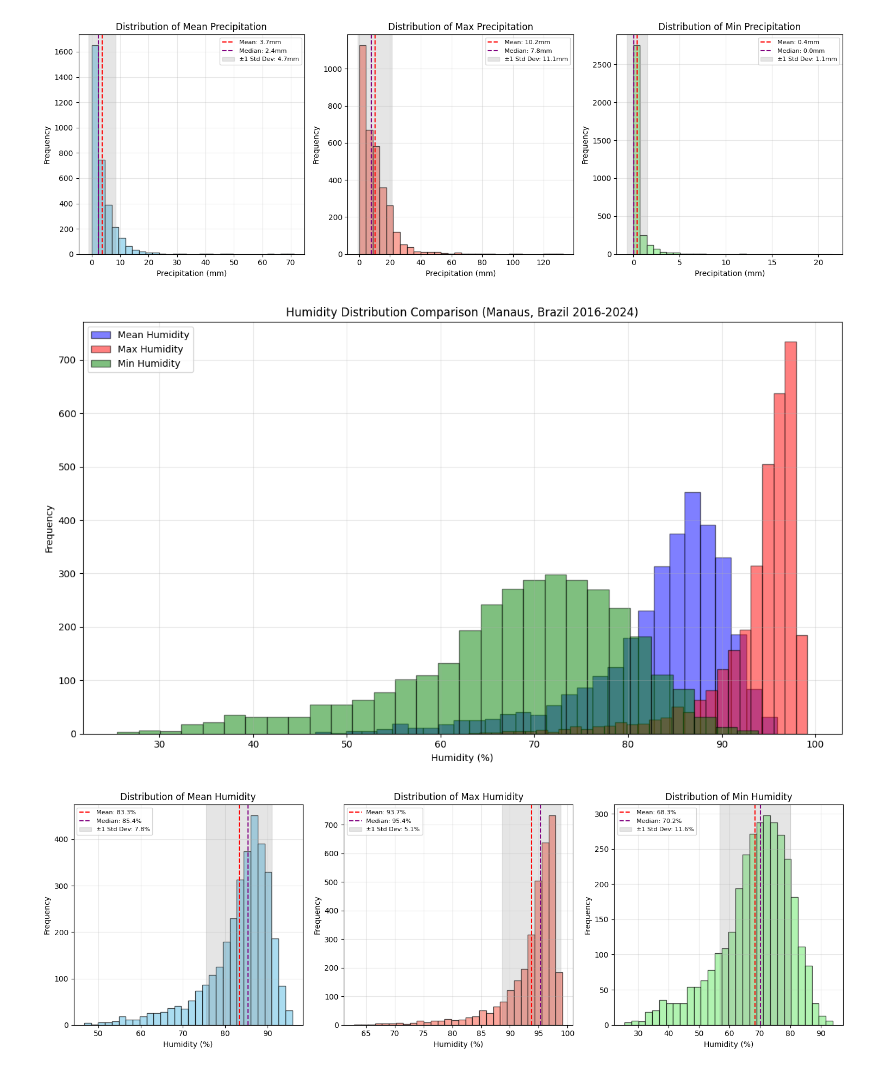
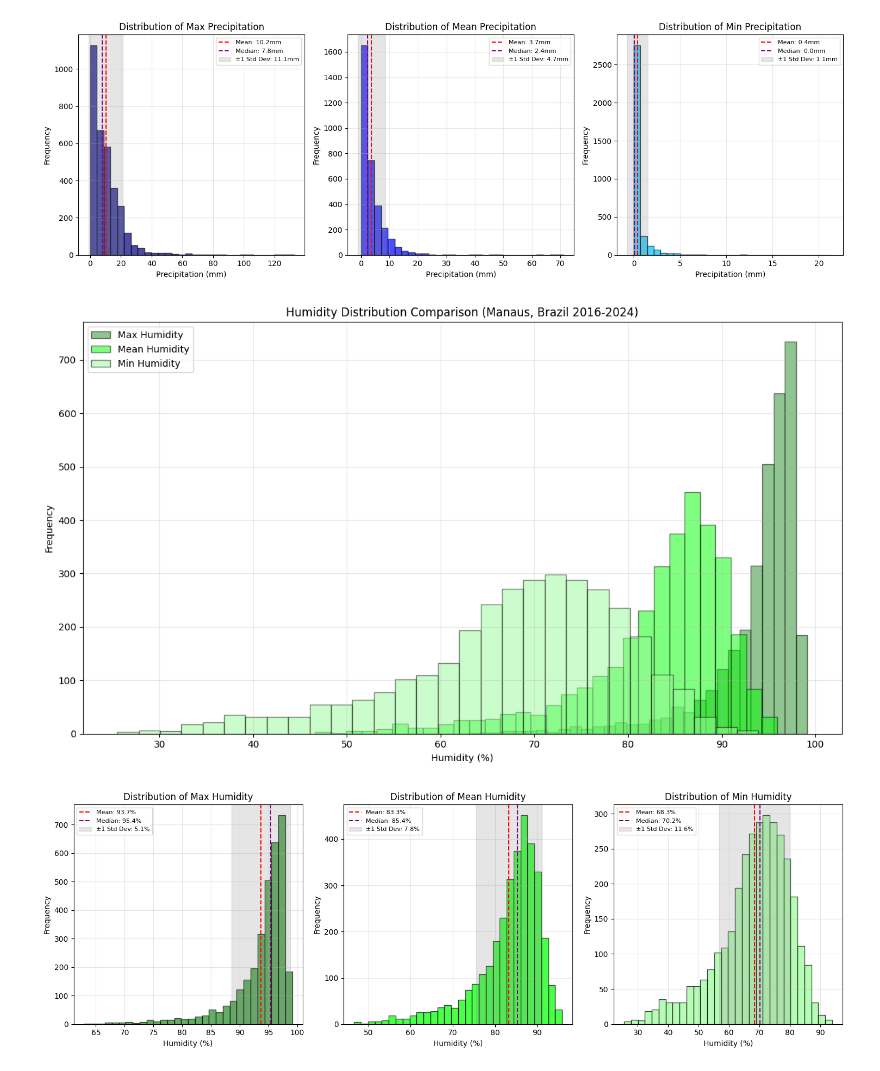
Before and after one commit to RaphaLevy/Study_on_malaria_dynamics_v2, a Jupyter notebook: data_files/notebooks/Environmental_Factor_Plots.ipynb, the cells around one changed output. Saved outputs shown, nothing was run; the diff lists cells and outputs as text; code cells hidden in the pictures.

```diff
--- a/data_files/notebooks/Environmental_Factor_Plots.ipynb
+++ b/data_files/notebooks/Environmental_Factor_Plots.ipynb
@@ -98,9 +105,9 @@ fig, axes = plt.subplots(1, 3, figsize=(15, 5))
 
 # Define precipitation data and colors
 precip_data = [
-    (precip_med, 'Mean Precipitation', 'skyblue'),
-    (precip_max, 'Max Precipitation', 'salmon'),
-    (precip_min, 'Min Precipitation', 'lightgreen')
+    (precip_max, 'Max Precipitation', 'navy'),
+    (precip_med, 'Mean Precipitation', 'blue'),
+    (precip_min, 'Min Precipitation', 'deepskyblue')
 ]
 
 for ax, (data, title, color) in zip(axes, precip_data):
@@ -128,40 +135,40 @@ for ax, (data, title, color) in zip(axes, precip_data):
 plt.tight_layout()
 plt.show()
 # %% [output]
-[figure, old version]
+[figure, new version]
 # %%
-umid_med = climate_data['umid_med'].dropna().values
-umid_max = climate_data['umid_max'].dropna().values
-umid_min = climate_data['umid_min'].dropna().values
+humid_max = climate_data['umid_max'].dropna().values
+humid_med = climate_data['umid_med'].dropna().values
+humid_min = climate_data['umid_min'].dropna().values
 
 fig, ax = plt.subplots(figsize=(12, 7))
 
 # Create histograms with transparency
-ax.hist(umid_med, bins=30, alpha=0.5, edgecolor='black', label='Mean Humidity', color='blue')
-ax.hist(umid_max, bins=30, alpha=0.5, edgecolor='black', label='Max Humidity', color='red')
-ax.hist(umid_min, bins=30, alpha=0.5, edgecolor='black', label='Min Humidity', color='green')
+ax.hist(humid_max, bins=30, alpha=0.5, edgecolor='black', label='Max Humidity', color='forestgreen')
+ax.hist(humid_med, bins=30, alpha=0.5, edgecolor='black', label='Mean Humidity', color='lime')
+ax.hist(humid_min, bins=30, alpha=0.5, edgecolor='black', label='Min Humidity', color='palegreen')
 
 ax.set_xlabel('Humidity (%)')
 ax.set_ylabel('Frequency')
 ax.set_title('Humidity Distribution Comparison (Manaus, Brazil 2016-2024)')
 ax.legend()
 ax.grid(True, alpha=0.3)
 
 plt.tight_layout()
 plt.show()
 # %% [output]
-[figure, old version]
+[figure, new version]
 # %%
 fig, axes = plt.subplots(1, 3, figsize=(15, 5))
 
 # Define humidity data and colors
-umid_data = [
-    (umid_med, 'Mean Humidity', 'skyblue'),
-    (umid_max, 'Max Humidity', 'salmon'),
-    (umid_min, 'Min Humidity', 'lightgreen')
+humid_data = [
+    (humid_max, 'Max Humidity', 'forestgreen'),
+    (humid_med, 'Mean Humidity', 'lime'),
+    (humid_min, 'Min Humidity', 'palegreen')
 ]
 
-for ax, (data, title, color) in zip(axes, umid_data):
+for ax, (data, title, color) in zip(axes, humid_data):
     ax.hist(data, bins=30, edgecolor='black', alpha=0.7, color=color)
     ax.set_xlabel('Humidity (%)')
     ax.set_ylabel('Frequency')
@@ -186,4 +193,4 @@ for ax, (data, title, color) in zip(axes, umid_data):
 plt.tight_layout()
 plt.show()
 # %% [output]
-[figure, old version]
+[figure, new version]
```
Also changed, not shown: parts of 12 cells of this notebook.
